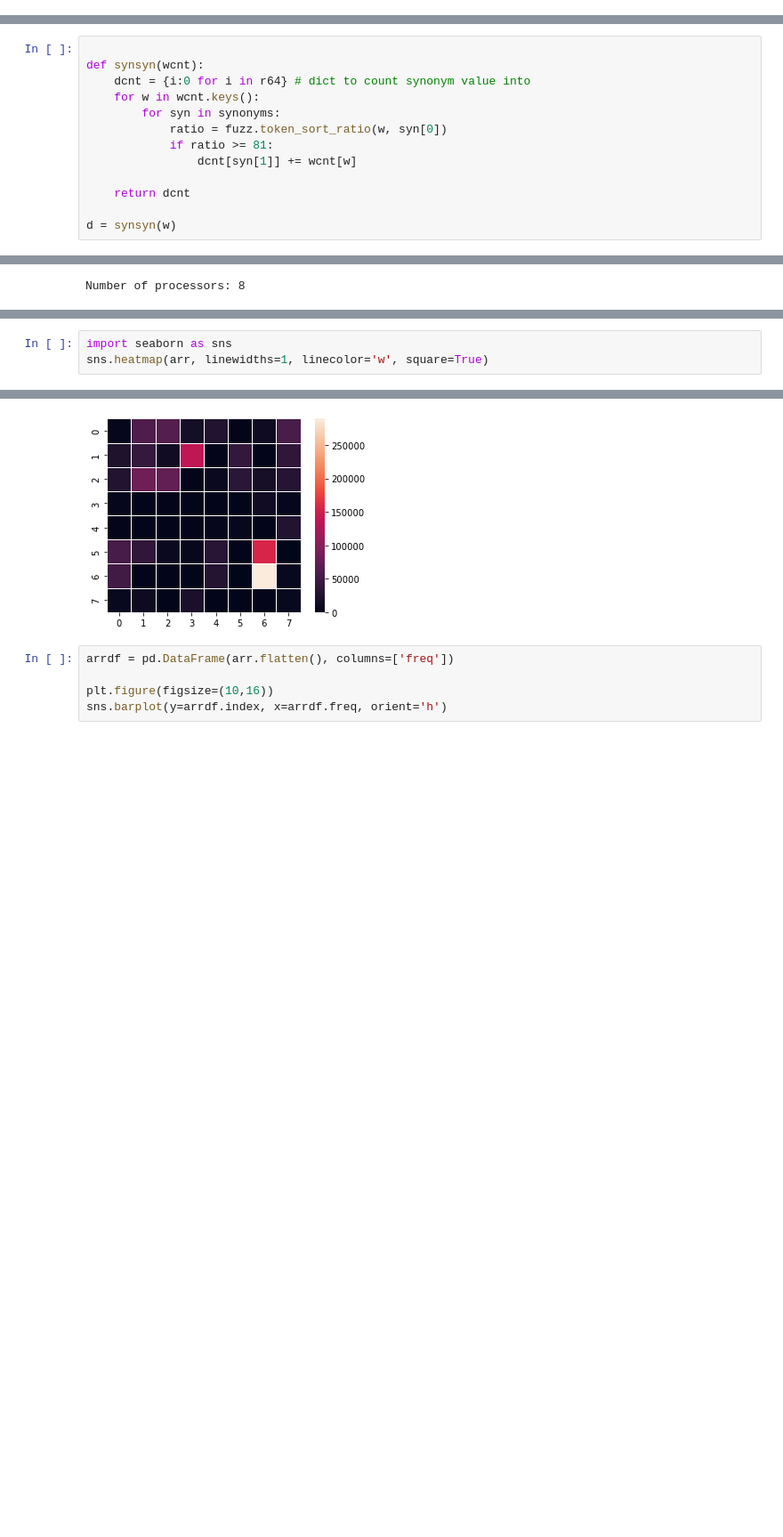
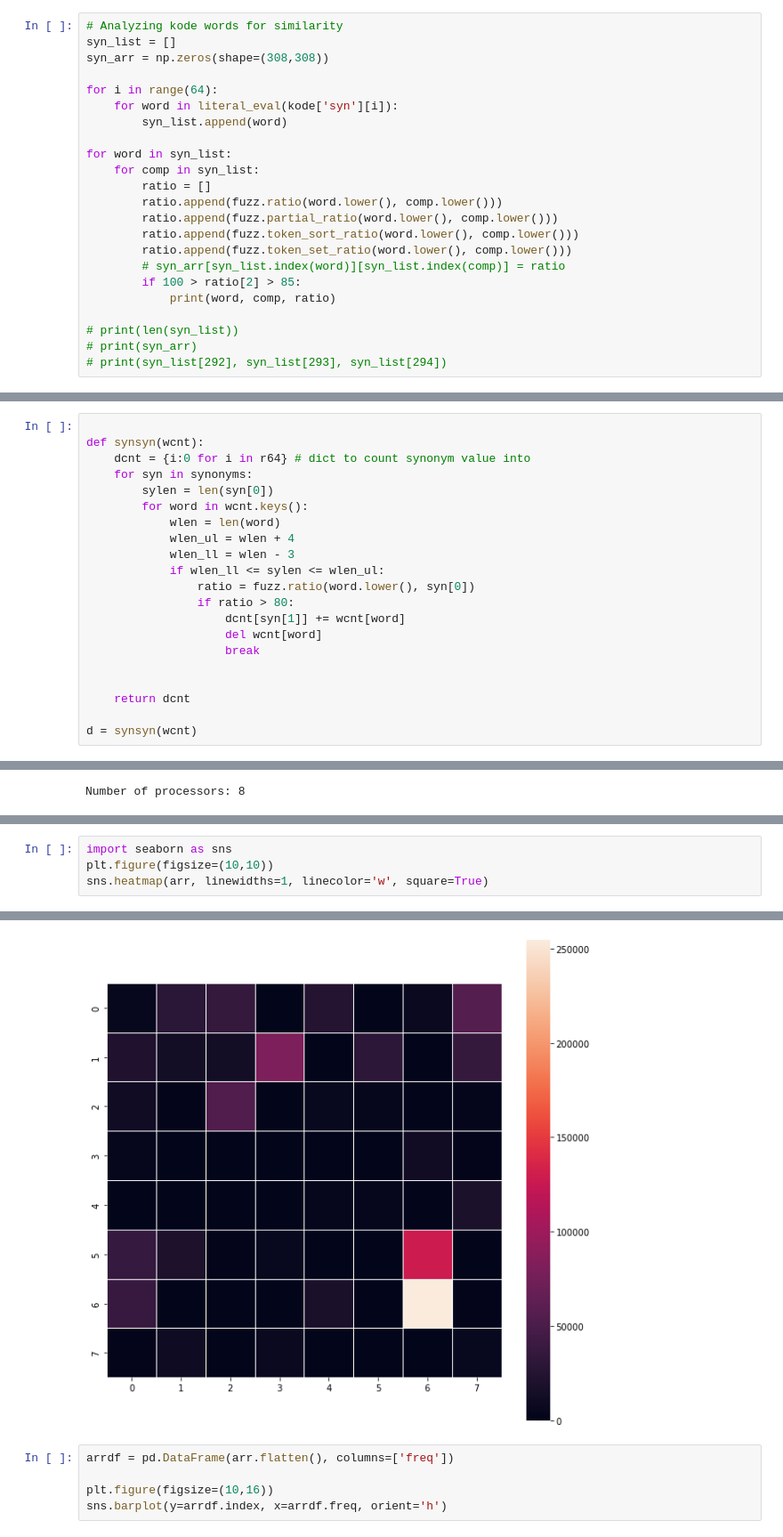
Before and after one commit to sharasivam/stellenanzeigen, a Jupyter notebook: main.ipynb, the cells around one changed output, grey strips where cells are left out. Shown at 89% size. Cells and saved outputs as stored; diff of their text form; blank space fills up the shorter version.

```diff
--- a/main.ipynb
+++ b/main.ipynb
@@ -30,0 +31,23 @@ df = pd.read_csv('jobs.csv', encoding='UTF-8')
+# %%
+# Analyzing kode words for similarity
+syn_list = []
+syn_arr = np.zeros(shape=(308,308))
+
+for i in range(64):
+    for word in literal_eval(kode['syn'][i]):
+        syn_list.append(word)
+
+for word in syn_list:
+    for comp in syn_list:
+        ratio = []
+        ratio.append(fuzz.ratio(word.lower(), comp.lower()))
+        ratio.append(fuzz.partial_ratio(word.lower(), comp.lower()))
+        ratio.append(fuzz.token_sort_ratio(word.lower(), comp.lower()))
+        ratio.append(fuzz.token_set_ratio(word.lower(), comp.lower()))
+        # syn_arr[syn_list.index(word)][syn_list.index(comp)] = ratio
+        if 100 > ratio[2] > 85:
+            print(word, comp, ratio)
+
+# print(len(syn_list))
+# print(syn_arr)
+# print(syn_list[292], syn_list[293], syn_list[294])
@@ -77,12 +102,20 @@ a_file.close()
 
 def synsyn(wcnt):
     dcnt = {i:0 for i in r64} # dict to count synonym value into
-    for w in wcnt.keys():
-        for syn in synonyms:
-            ratio = fuzz.token_sort_ratio(w, syn[0])
-            if ratio >= 81:
-                dcnt[syn[1]] += wcnt[w]
+    for syn in synonyms:
+        sylen = len(syn[0])
+        for word in wcnt.keys():
+            wlen = len(word)
+            wlen_ul = wlen + 4
+            wlen_ll = wlen - 3
+            if wlen_ll <= sylen <= wlen_ul:
+                ratio = fuzz.ratio(word.lower(), syn[0])
+                if ratio > 80:
+                    dcnt[syn[1]] += wcnt[word]
+                    del wcnt[word]
+                    break
+
 
     return dcnt
 
-d = synsyn(w)
+d = synsyn(wcnt)
@@ -131,9 +179,10 @@ plt.show()
 # %%
 import seaborn as sns
+plt.figure(figsize=(10,10))
 sns.heatmap(arr, linewidths=1, linecolor='w', square=True)
 # %% [output]
 <AxesSubplot:>
-[figure, old version]
+[figure, new version]
 # %%
 arrdf = pd.DataFrame(arr.flatten(), columns=['freq'])
 
```
Also changed, not shown: parts of 10 cells of this notebook, 3 other files.
